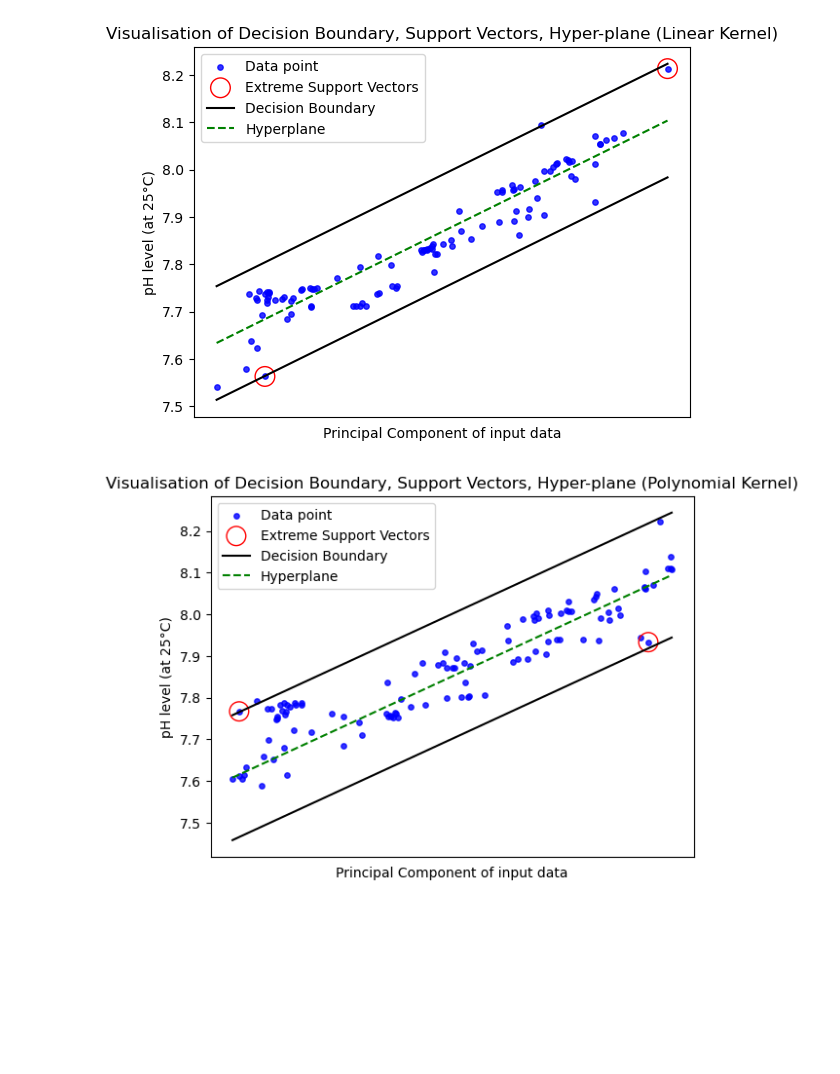
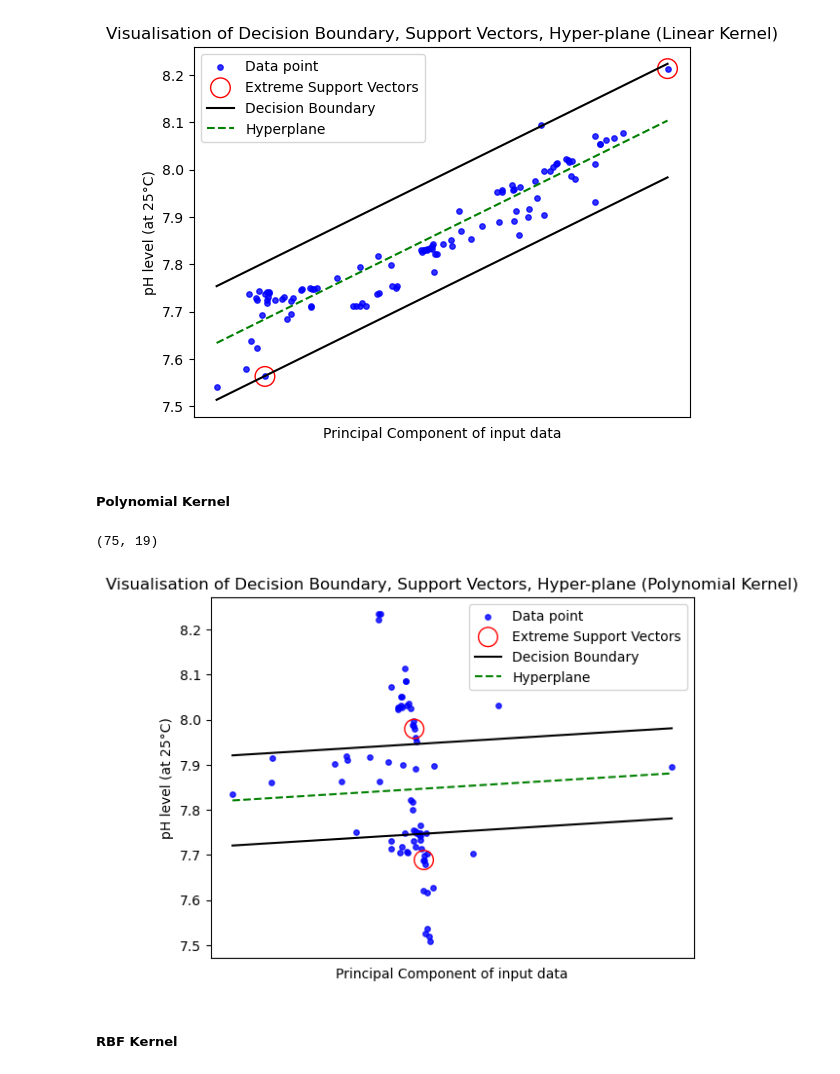
Before and after one commit to asif-saad/Analysis-of-Ocean-Climate, a Jupyter notebook: main.ipynb, the cells around one changed output. Saved outputs shown, nothing was run; the diff lists cells and outputs as text; code cells hidden in the pictures; blank space fills up the shorter version.

Commit message:
working on custom kernel visualisation

```diff
--- a/main.ipynb
+++ b/main.ipynb
@@ -1818,13 +1822,15 @@ plt.legend()
 plt.show()
 # %% [output]
 [figure]
+# %% [markdown]
+##### Polynomial Kernel
 # %%
-epsilon=0.15
+epsilon=0.1
 pca = PCA(n_components=1)
 train,test = train_test_split(val,
-                            random_state=106,
+                            random_state=68,
                             test_size=0.005,
-                            train_size=0.01)
+                            train_size=0.1)
 
 # predicting ph
 
@@ -1847,35 +1853,31 @@ sc_x=StandardScaler()
 sc_y=StandardScaler()
 
 # fitting the training and testing data to the scaling instances
-x_train1=sc_x.fit_transform(x_train)
-y_train1=sc_y.fit_transform(y_train)
-x_test1=sc_x.fit_transform(x_test)
-y_test1=sc_y.fit_transform(y_test)
+x_train=sc_x.fit_transform(x_train)
+y_train=sc_y.fit_transform(y_train)
+x_test=sc_x.fit_transform(x_test)
+y_test=sc_y.fit_transform(y_test)
 
 
 
 regressor=SVR(kernel='poly',degree=4,coef0=0.4)
-y_train1=y_train1.ravel()
-x_train1=pca.fit_transform(x_train1)
-x_test1=pca.fit_transform(x_test1)
-regressor.fit(x_train1,y_train1)
+y_train=y_train.ravel()
+# x_train1=pca.fit_transform(x_train1)
+# x_test1=pca.fit_transform(x_test1)
+regressor.fit(x_train,y_train)
 sv_index=regressor.support_
-x=x_train1[sv_index]
-# print(len(x))
+x=x_train[sv_index]
 
 
 ## support vector data
-sv_index_x = pca.fit_transform(x)
-sv_index_y=y_train1[sv_index]
-
-sv_index_y=sc_y.inverse_transform(sv_index_y.reshape(-1,1))
-
-
+sv_x = x
+sv_y=y_train[sv_index]
+sv_y=sc_y.inverse_transform(sv_y.reshape(-1,1))
 
 
 ## modified here
-x_test1=sv_index_x
-y_test1=sv_index_y
+x_test1=sv_x
+y_test1=sv_y
 
 
 # prediction function and prediction data
@@ -1884,10 +1886,7 @@ y_pred=np.reshape(y_pred,(y_pred.shape[0],1))
 y_pred=sc_y.inverse_transform(y_pred)
 ind=np.random.randint(0,x_test1.shape[0],size=30)
 pred_x=x_test1[ind]
-# pred_y=y_pred[ind]
 pred_y=y_pred
-
-
 
 
 ## training data
@@ -1896,6 +1895,9 @@ train_x=x_train1[ind]
 train_y=y_train1[ind]
 
 
+
+
+x_test1=pca.fit_transform(x_test1)
 
 
 
@@ -1956,34 +1958,37 @@ hyp_x_max = datarange[1]
 
 
 
 for i in range(x_test1.shape[0]):
     if(hyp_x_min==x_test1[i]):
         psv1=pred_y[i]+epsilon
         break
 
 
 for i in range(x_test1.shape[0]):
     if(hyp_x_max==x_test1[i]):
         psv2=pred_y[i]+epsilon
         break
 ax.plot([hyp_x_min,hyp_x_max],[psv1,psv2], 'k',label="Decision Boundary")
 
 # (w.x+b) = -epsilon
 # negative support vector hyperplane
 nsv1 = psv1-2*epsilon
 nsv2 = psv2-2*epsilon
 ax.plot([hyp_x_min,hyp_x_max],[nsv1,nsv2], 'k')
 
 # # (w.x+b) = 0
 # # positive support vector hyperplane
 db1 = psv1-epsilon
 db2 = psv2-epsilon
 ax.plot([hyp_x_min,hyp_x_max],[db1,db2], 'g--',linewidth=1.5,label="Hyperplane")
 
 plt.legend()
 plt.show()
 # %% [output]
+(75, 19)
-[figure, old version]
+[figure, new version]
+# %% [markdown]
+##### RBF Kernel
 # %%
 epsilon=0.15
 pca = PCA(n_components=1)
```
Also changed, not shown: parts of 6 cells of this notebook.
